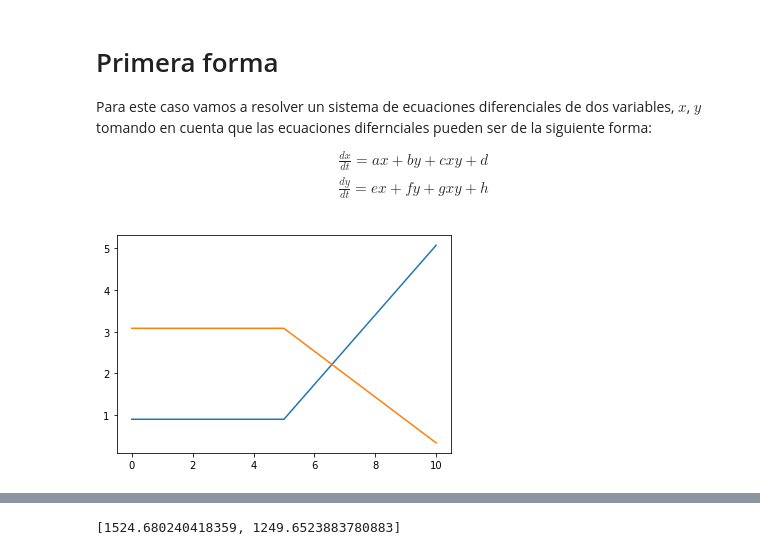
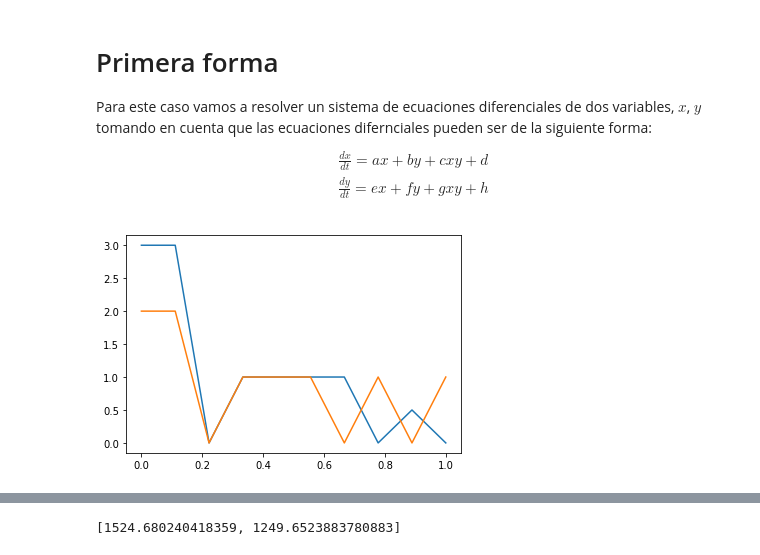
Before and after one commit to RafaSanCed/Tesis-Maestria, a Jupyter notebook: Creación de bases de datos.ipynb, the cells around one changed output, grey strips where cells are left out. Cells and saved outputs as stored; diff of their text form; code cells hidden in the pictures.

```diff
--- a/Creación de bases de datos.ipynb
+++ b/Creación de bases de datos.ipynb
@@ -22,33 +22,33 @@ def odes(sol,t):
     d=random.uniform(0,100)
     e=random.uniform(0,100)
     f=random.uniform(0,100)
     g=random.uniform(0,100)
     h=random.uniform(0,100)
 
     #asignar a cada ODE a un elemento de vector
     x=sol[0]
     y=sol[1]
 
     #definimos cada ODE
     dxdt=a*x+b*y+c*x*y+d
     dydt=e*x+f*y+g*x*y+h
 
     return [dxdt,dydt]
 
 #Definimos las condiciones iniciales
 
-ic=[random.uniform(0,10),random.uniform(0,10)]
+ic=[3.,2.]
 
 #Declaramos el vector de tiempo
-t=np.linspace(0,10,3)
+t=np.linspace(0,1,10)
 sol=odeint(odes,ic,t)
 
 x=sol[:,0]
 y=sol[:,1]
 
 #Graficamos
 plt.plot(t,x)
 plt.plot(t,y)
 plt.show()
 # %% [output]
-[figure, old version]
+[figure, new version]
```
Also changed, not shown: parts of 4 cells of this notebook.
